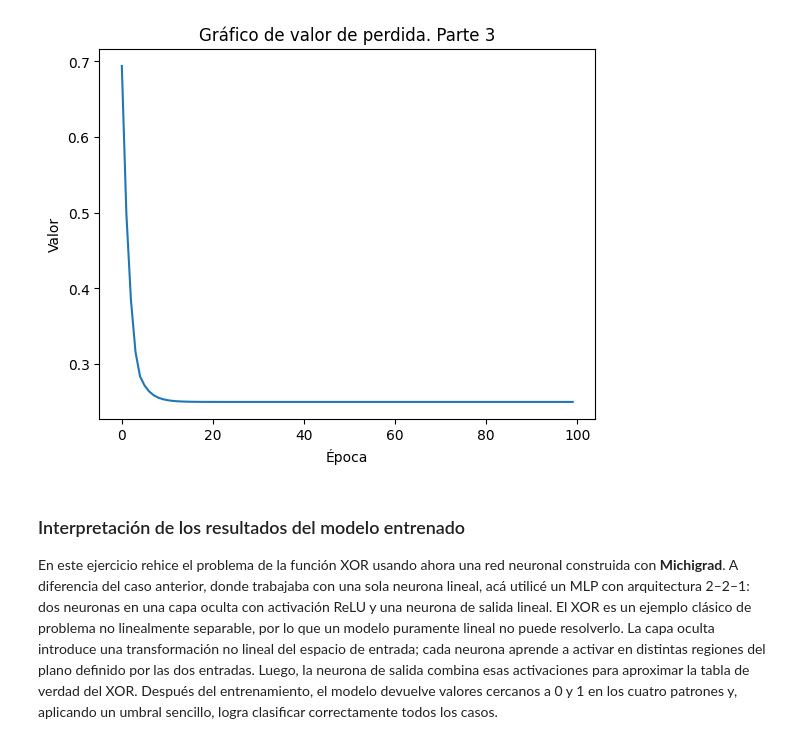
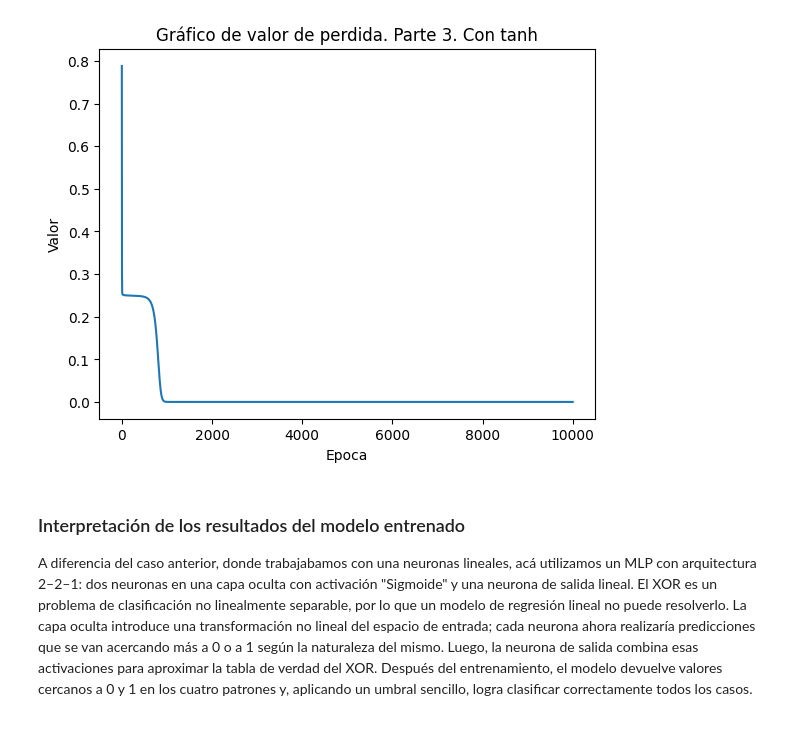
Before and after one commit to Damian-Bicocchi/michigrad, a Jupyter notebook: parte_3.ipynb, the cells around one changed output. Saved outputs shown, nothing was run; the diff lists cells and outputs as text; code cells hidden in the pictures.

```diff
--- a/parte_3.ipynb
+++ b/parte_3.ipynb
@@ -11,10 +1,11 @@ dataset = [
 # %%
-from michigrad.nn import MLP
+from michigrad.nn import MLP, Tanh
+
 
 # Ahora uso un MLP con una capa oculta de 2 neuronas y una neurona de salida.
 # Arquitectura: 2 -> 2 -> 1
-# La capa oculta usa ReLU (por defecto), la salida es lineal.
-model = MLP(2, [2, 1])
+# La capa oculta usa Sigmoide
+model = MLP(2, [2, 1], act_fn=Tanh)
 
 print(model)
 # %% [output]
@@ -25,7 +26,7 @@ from michigrad.visualize import show_graph
 params = model.parameters()
 lr = 0.1   # learning rate
 
-EPOCAS = 100
+EPOCAS = 10000
 lista_loss = list()
 
 # Entrenamiento
@@ -39,9 +40,9 @@ for epoch in range(EPOCAS):
         yhat = model(x)
         loss = loss + (y - yhat)**2
 
-    loss = loss * 0.25
+    loss *= 0.25
+
     lista_loss.append(loss.data)
-
     # Pongo todos los gradientes en cero
     model.zero_grad()
 
@@ -58,6 +59,7 @@ for epoch in range(EPOCAS):
     for p in params:
         p.data -= lr * p.grad
 
+
 # Predicciones finales sobre la tabla XOR
 print("\nPredicciones del modelo entrenado:")
 for x, y in dataset:
@@ -75,19 +77,20 @@ Entrada [1, 1] -> salida cruda = 0.5000 | salida binaria = 0 | esperado = 0
-# %%
-import matplotlib.pyplot as plt
-
-# Crear gráfico de líneas
-plt.plot(lista_loss)
-
-# Personalizar el gráfico (opcional)
-plt.title('Gráfico de valor de perdida. Parte 3')
-plt.xlabel('Época')
-plt.ylabel('Valor')
-
-# Mostrar el gráfico
-plt.show()
-# %% [output]
-[figure, removed]
+# %%
+import matplotlib.pyplot as plt
+
+# Crear gráfico de líneas
+plt.plot(lista_loss)
+
+# Personalizar el gráfico (opcional)
+plt.title('Gráfico de valor de perdida. Parte 3. Con tanh')
+plt.xlabel('Epoca')
+plt.ylabel('Valor')
+
+# Mostrar el gráfico
+plt.show()
+# %% [output]
+[figure, added]
 # %% [markdown]
 ### Interpretación de los resultados del modelo entrenado
 
-En este ejercicio rehice el problema de la función XOR usando ahora una red neuronal construida con **Michigrad**. A diferencia del caso anterior, donde trabajaba con una sola neurona lineal, acá utilicé un MLP con arquitectura 2–2–1: dos neuronas en una capa oculta con activación ReLU y una neurona de salida lineal. El XOR es un ejemplo clásico de problema no linealmente separable, por lo que un modelo puramente lineal no puede resolverlo. La capa oculta introduce una transformación no lineal del espacio de entrada; cada neurona aprende a activar en distintas regiones del plano definido por las dos entradas. Luego, la neurona de salida combina esas activaciones para aproximar la tabla de verdad del XOR. Después del entrenamiento, el modelo devuelve valores cercanos a 0 y 1 en los cuatro patrones y, aplicando un umbral sencillo, logra clasificar correctamente todos los casos.
+A diferencia del caso anterior, donde trabajabamos con una neuronas lineales, acá utilizamos un MLP con arquitectura 2–2–1: dos neuronas en una capa oculta con activación "Sigmoide" y una neurona de salida lineal.
+El XOR es un problema de clasificación no linealmente separable, por lo que un modelo de regresión lineal no puede resolverlo. La capa oculta introduce una transformación no lineal del espacio de entrada; cada neurona ahora realizaría predicciones que se van acercando más a 0 o a 1 según la naturaleza del mismo. Luego, la neurona de salida combina esas activaciones para aproximar la tabla de verdad del XOR. Después del entrenamiento, el modelo devuelve valores cercanos a 0 y 1 en los cuatro patrones y, aplicando un umbral sencillo, logra clasificar correctamente todos los casos.
```
Also changed, not shown: parts of 4 cells of this notebook.
